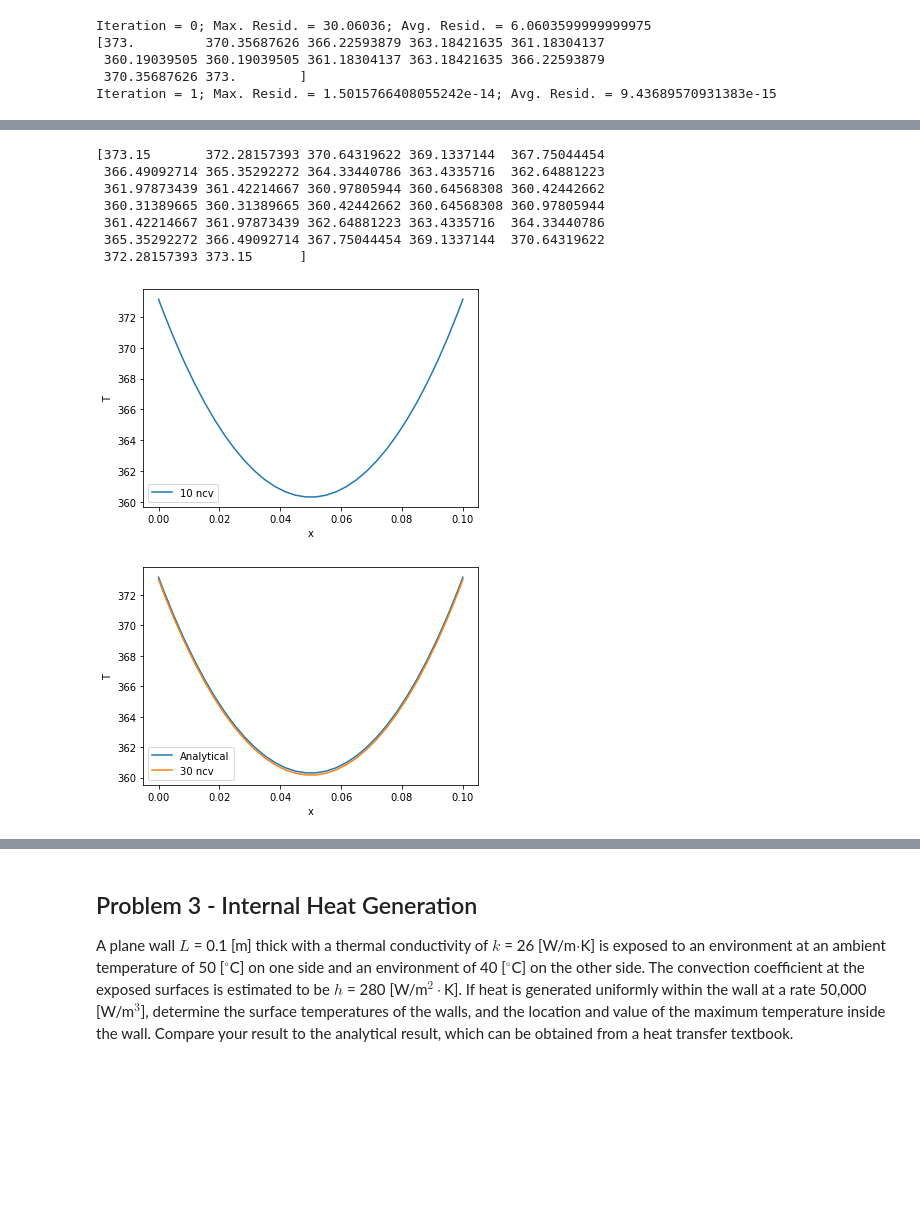
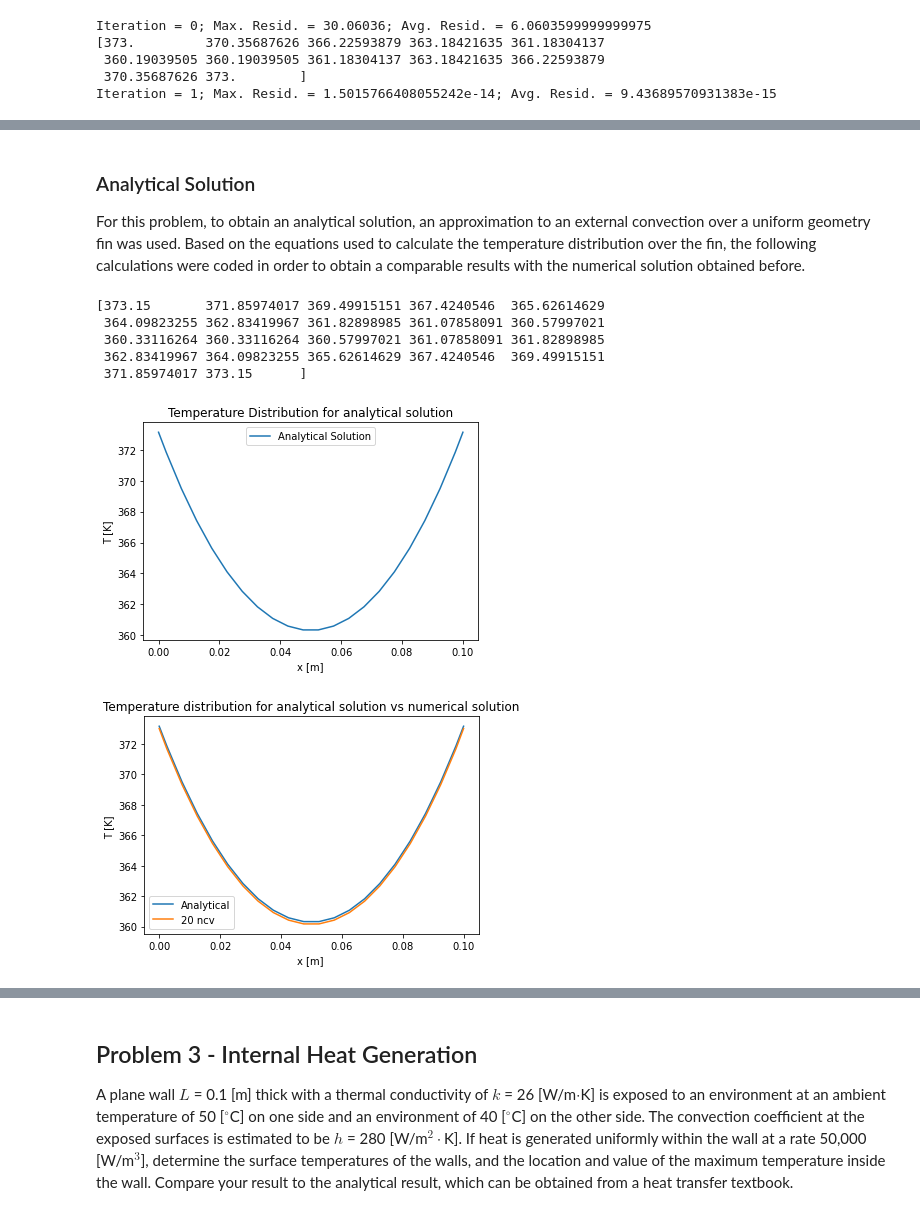
Before and after one commit to vflores4/Assignment1_VF, a Jupyter notebook: Assignment1_VF_New.ipynb, the cells around one changed output, grey strips where cells are left out. Saved outputs shown, nothing was run; the diff lists cells and outputs as text; code cells hidden in the pictures; blank space fills up the shorter version.

```diff
--- a/Assignment1_VF_New.ipynb
+++ b/Assignment1_VF_New.ipynb
@@ -719,5 +723,5 @@ grid1_xP=grid.xP
 # %%
-#Problem 2 for a number of control volumes of 30
+#Problem 2 for a number of control volumes of 20
 
 import numpy as np
 from numpy.linalg import norm
@@ -726,7 +730,7 @@ from numpy.linalg import norm
 lx = 0.1
 ly = 0.005
 lz = 0.005
-ncv = 30
+ncv = 20
 grid = Grid(lx, ly, lz, ncv)
 
 # Set the maximum number of iterations and convergence criterion
@@ -951,3 +955,7 @@ plt.show()
+# %% [markdown]
+### Analytical Solution
+
+For this problem, to obtain an analytical solution, an approximation to an external convection over a uniform geometry fin was used. Based on the equations used to calculate the temperature distribution over the fin, the following calculations were coded in order to obtain a comparable results with the numerical solution obtained before.
 # %%
 ##ANALYTICAL SOLUTION
 
@@ -963,56 +971,54 @@ Tl=373.15-To
 Tb=373.15-To
 
 #grid definition
 
 grid_an = grid2_xP
 
 #Parameters
 P = (2*lz) + (2*ly)
 Ac = lz*ly
 
 #Calculation of m
 
 m = math.sqrt((ho*P)/(k*Ac))
 
 #Calculation of theta over thetab
 
 c=(((Tl/Tb)*np.sinh(m*grid_an))+(np.sinh(m*(lx-grid_an))))/(np.sinh(m*lx))
 #print(c)
 
 T_an=(c*Tb)+To
 print(T_an)
 
 %matplotlib inline
 import matplotlib.pyplot as plt
 
 fig3, ax = plt.subplots()
 
-ax.plot(grid_an, T_an, label="10 ncv")
-
-ax.set_xlabel("x")
-ax.set_ylabel("T")
+plt.title("Temperature Distribution for analytical solution")
+ax.plot(grid_an, T_an, label="Analytical Solution")
+ax.set_xlabel("x [m]")
+ax.set_ylabel("T [K]")
 ax.legend()
 plt.show()
 # %% [output]
-[373.15       372.28157393 370.64319622 369.1337144  367.75044454
- 366.49092714 365.35292272 364.33440786 363.4335716  362.64881223
- 361.97873439 361.42214667 360.97805944 360.64568308 360.42442662
- 360.31389665 360.31389665 360.42442662 360.64568308 360.97805944
- 361.42214667 361.97873439 362.64881223 363.4335716  364.33440786
- 365.35292272 366.49092714 367.75044454 369.1337144  370.64319622
- 372.28157393 373.15      ]
+[373.15       371.85974017 369.49915151 367.4240546  365.62614629
+ 364.09823255 362.83419967 361.82898985 361.07858091 360.57997021
+ 360.33116264 360.33116264 360.57997021 361.07858091 361.82898985
+ 362.83419967 364.09823255 365.62614629 367.4240546  369.49915151
+ 371.85974017 373.15      ]
-[figure, old version]
+[figure, new version]
 # %%
 fig4, ax = plt.subplots()
 
 ax.plot(grid_an, T_an, label="Analytical")
-ax.plot(grid2_xP, T_solns_2[-1], label="30 ncv")
+ax.plot(grid2_xP, T_solns_2[-1], label="20 ncv")
 
 
-
-ax.set_xlabel("x")
-ax.set_ylabel("T")
+plt.title("Temperature distribution for analytical solution vs numerical solution")
+ax.set_xlabel("x [m] ")
+ax.set_ylabel("T [K] ")
 ax.legend()
 plt.show()
 # %% [output]
-[figure, old version]
+[figure, new version]
```
Also changed, not shown: parts of 63 cells of this notebook.
